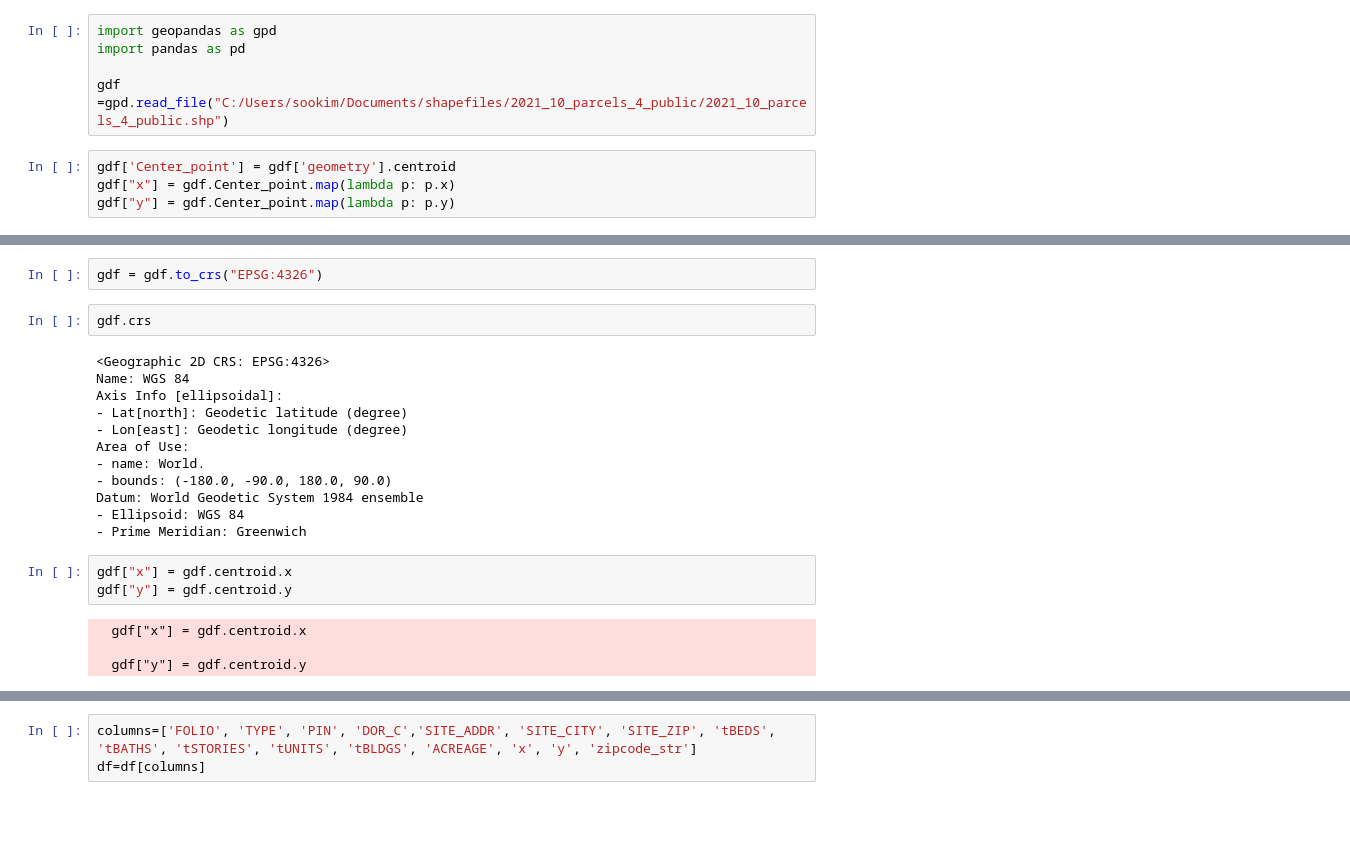
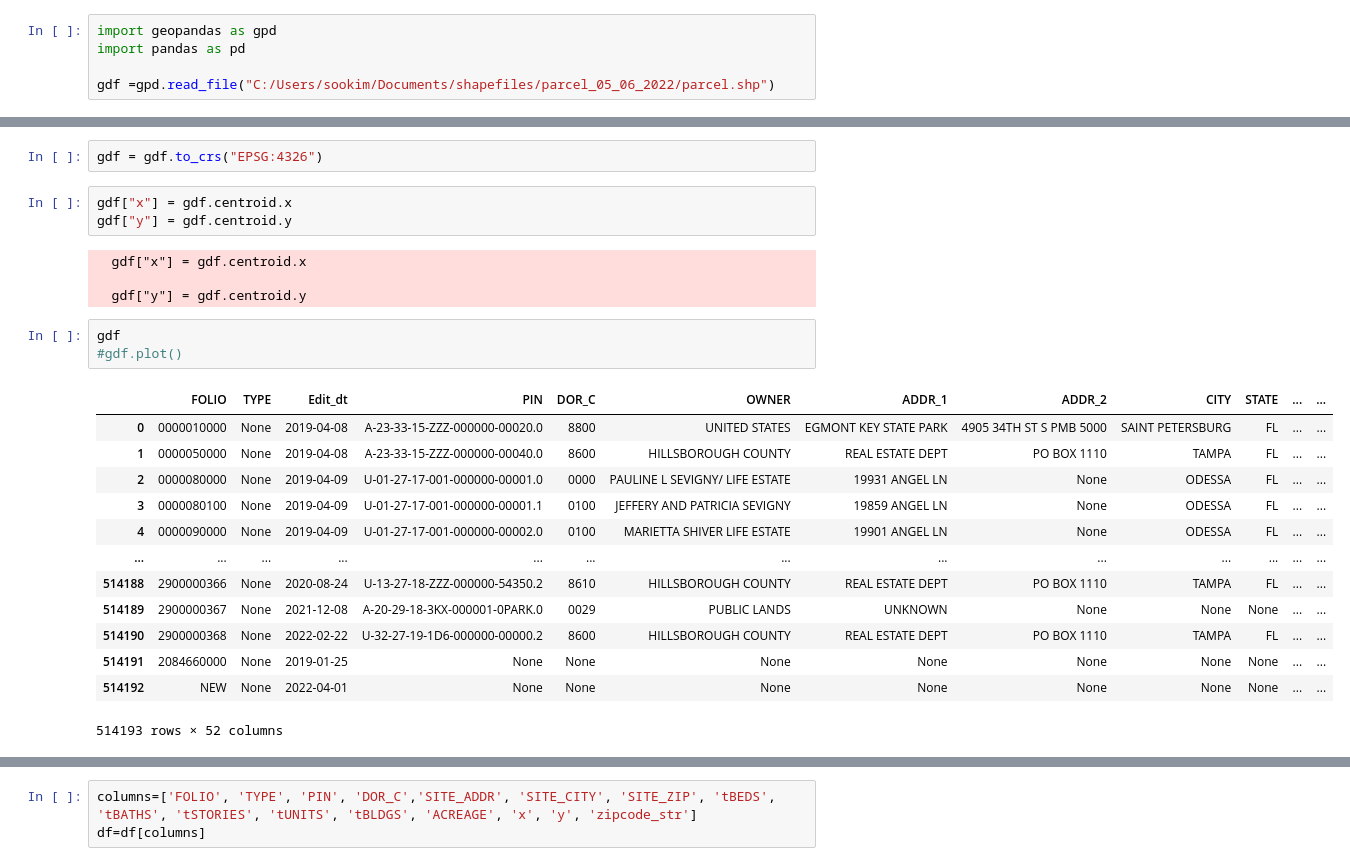
Before and after one commit to EdwinMichaelLab/hills-abm-cpp-simulator-sk, a Jupyter notebook: staticInst/read_parcel-shape-get-locations.ipynb, the cells around one changed output, grey strips where cells are left out. Drawn from its saved outputs; the diff is of its cells as text; blank space fills up the shorter version.

```diff
--- a/staticInst/read_parcel-shape-get-locations.ipynb
+++ b/staticInst/read_parcel-shape-get-locations.ipynb
@@ -2,11 +2,7 @@
 import geopandas as gpd
 import pandas as pd
 
-gdf =gpd.read_file("C:/Users/sookim/Documents/shapefiles/2021_10_parcels_4_public/2021_10_parcels_4_public.shp")
+gdf =gpd.read_file("C:/Users/sookim/Documents/shapefiles/parcel_05_06_2022/parcel.shp")
-# %%
-gdf['Center_point'] = gdf['geometry'].centroid
-gdf["x"] = gdf.Center_point.map(lambda p: p.x)
-gdf["y"] = gdf.Center_point.map(lambda p: p.y)
 # %%
 gdf.crs
 # %% [output]
@@ -25,20 +21,6 @@ Datum: North American Datum 1983
 - Prime Meridian: Greenwich
 # %%
 gdf = gdf.to_crs("EPSG:4326")
-# %%
-gdf.crs
-# %% [output]
-<Geographic 2D CRS: EPSG:4326>
-Name: WGS 84
-Axis Info [ellipsoidal]:
-- Lat[north]: Geodetic latitude (degree)
-- Lon[east]: Geodetic longitude (degree)
-Area of Use:
-- name: World.
-- bounds: (-180.0, -90.0, 180.0, 90.0)
-Datum: World Geodetic System 1984 ensemble
-- Ellipsoid: WGS 84
-- Prime Meridian: Greenwich
 # %%
 gdf["x"] = gdf.centroid.x
 gdf["y"] = gdf.centroid.y
@@ -46,3 +28,20 @@ gdf["y"] = gdf.centroid.y
   gdf["x"] = gdf.centroid.x
 
   gdf["y"] = gdf.centroid.y
+# %%
+gdf
+#gdf.plot()
+# %% [output]
+|  | FOLIO | TYPE | Edit_dt | PIN | DOR_C | OWNER | ADDR_1 | ADDR_2 | CITY | STATE | ... | ... |
+| 0 | 0000010000 | None | 2019-04-08 | A-23-33-15-ZZZ-000000-00020.0 | 8800 | UNITED STATES | EGMONT KEY STATE PARK | 4905 34TH ST S PMB 5000 | SAINT PETERSBURG | FL | ... | ... |
+| 1 | 0000050000 | None | 2019-04-08 | A-23-33-15-ZZZ-000000-00040.0 | 8600 | HILLSBOROUGH COUNTY | REAL ESTATE DEPT | PO BOX 1110 | TAMPA | FL | ... | ... |
+| 2 | 0000080000 | None | 2019-04-09 | U-01-27-17-001-000000-00001.0 | 0000 | PAULINE L SEVIGNY/ LIFE ESTATE | 19931 ANGEL LN | None | ODESSA | FL | ... | ... |
+| 3 | 0000080100 | None | 2019-04-09 | U-01-27-17-001-000000-00001.1 | 0100 | JEFFERY AND PATRICIA SEVIGNY | 19859 ANGEL LN | None | ODESSA | FL | ... | ... |
+| 4 | 0000090000 | None | 2019-04-09 | U-01-27-17-001-000000-00002.0 | 0100 | MARIETTA SHIVER LIFE ESTATE | 19901 ANGEL LN | None | ODESSA | FL | ... | ... |
+| ... | ... | ... | ... | ... | ... | ... | ... | ... | ... | ... | ... | ... |
+| 514188 | 2900000366 | None | 2020-08-24 | U-13-27-18-ZZZ-000000-54350.2 | 8610 | HILLSBOROUGH COUNTY | REAL ESTATE DEPT | PO BOX 1110 | TAMPA | FL | ... | ... |
+| 514189 | 2900000367 | None | 2021-12-08 | A-20-29-18-3KX-000001-0PARK.0 | 0029 | PUBLIC LANDS | UNKNOWN | None | None | None | ... | ... |
+| 514190 | 2900000368 | None | 2022-02-22 | U-32-27-19-1D6-000000-00000.2 | 8600 | HILLSBOROUGH COUNTY | REAL ESTATE DEPT | PO BOX 1110 | TAMPA | FL | ... | ... |
+| 514191 | 2084660000 | None | 2019-01-25 | None | None | None | None | None | None | None | ... | ... |
+| 514192 | NEW | None | 2022-04-01 | None | None | None | None | None | None | None | ... | ... |
+514193 rows × 52 columns
```
Also changed, not shown: parts of 13 cells of this notebook.
